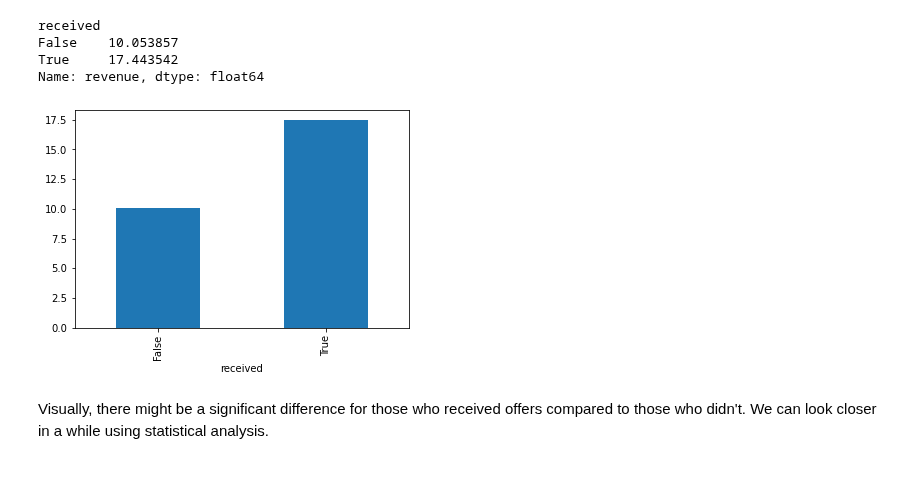
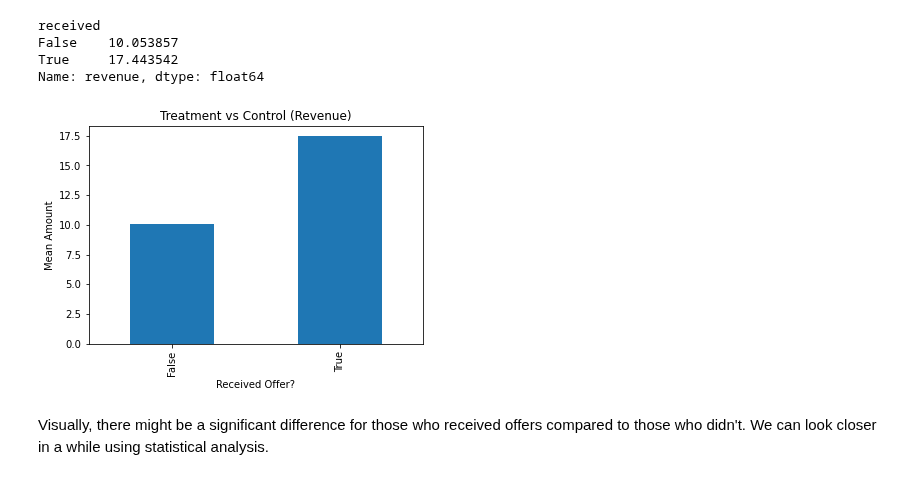
Before and after one commit to netxph/sb-capstone, a Jupyter notebook: notebooks/05 - Exploratory Data Analysis.ipynb, the cells around one changed output. Drawn from its saved outputs; the diff is of its cells as text; code cells hidden in the pictures.

```diff
--- a/notebooks/05 - Exploratory Data Analysis.ipynb
+++ b/notebooks/05 - Exploratory Data Analysis.ipynb
@@ -347,9 +357,12 @@ False    10.053857
 True     17.443542
 Name: revenue, dtype: float64
 # %%
-transcript_group.groupby("received").revenue.mean().plot(kind="bar");
+transcript_group.groupby("received").revenue.mean().plot(kind="bar")
+plt.title("Treatment vs Control (Revenue)")
+plt.xlabel("Received Offer?")
+plt.ylabel("Mean Amount");
 # %% [output]
-[figure, old version]
+[figure, new version]
 # %% [markdown]
 Visually, there might be a significant difference for those who received offers compared to those who didn't. We can look closer in a while using statistical analysis.
 # %% [markdown]
```
Also changed, not shown: parts of 10 cells of this notebook, 20 other files.
